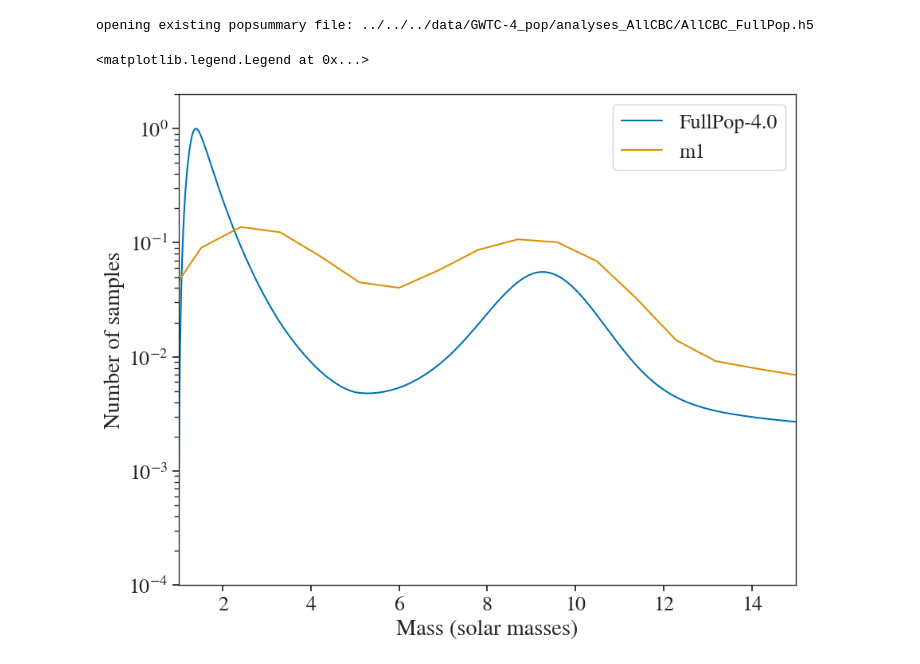
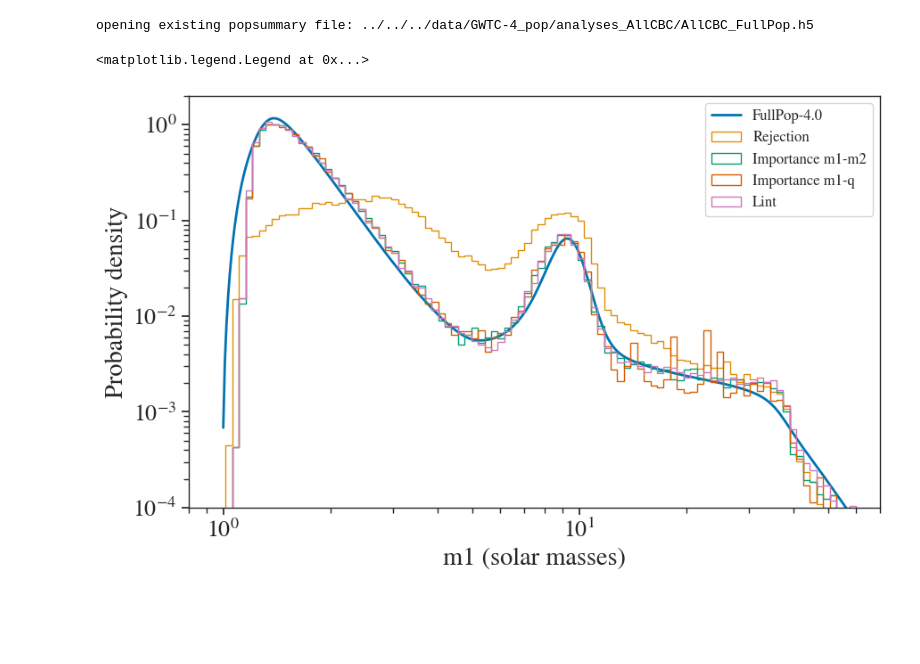
Before and after one commit to KrishnenduGit/CE_STM_CBC, a Jupyter notebook: pop_models/full_stellar_mass_pop/sample_masses_with_GWForge.ipynb, the cells around one changed output. Cells and saved outputs as stored; diff of their text form; code cells hidden in the pictures; blank space fills up the shorter version.

Commit message:
updated sampler

```diff
--- a/pop_models/full_stellar_mass_pop/sample_masses_with_GWForge.ipynb
+++ b/pop_models/full_stellar_mass_pop/sample_masses_with_GWForge.ipynb
@@ -66,0 +74,7 @@ plt.legend()
+# %%
+mass_model = Mass(mass_model='FullPop_GWTC4',
+                  number_of_samples=50000,
+                  parameters=hyperparams,
+                  full_pop_sampler='importance_m1_q')
+# %%
+mass_samples_imp_m1_q = mass_model.sample(oversample_factor=5)
@@ -66,0 +86,7 @@ plt.legend()
+# %%
+mass_model = Mass(mass_model='FullPop_GWTC4',
+                  number_of_samples=50000,
+                  parameters=hyperparams,
+                  full_pop_sampler='lint')
+# %%
+mass_samples_lint = mass_model.sample(grid_size=512)
@@ -75,19 +104,38 @@ opening existing popsummary file: ../../../data/GWTC-4_pop/analyses_AllCBC/AllCB
 # %%
 import seaborn as sns
 import pylab as plt
 
-plt.figure(figsize=(10,8))
+plt.figure(figsize=(10,6))
+
 pdb_m, pdb_Rm = pdb_result.get_rates_on_grids('primary_mass')
-yy = np.mean(pdb_Rm, axis=0)/np.max(np.mean(pdb_Rm, axis=0))
-plt.plot(pdb_m[0], yy, label='FullPop-4.0')
+mean_curve = np.mean(pdb_Rm, axis=0)
 
-sns.kdeplot(mass_samples['mass_1_source'], label='m1')
-plt.xlabel('Mass (solar masses)')
-plt.ylabel('Number of samples')
+bins = np.geomspace(0.1, 60, 150)
+
+# Normalize
+yy = mean_curve / np.trapz(mean_curve, pdb_m[0])
+
+plt.plot(pdb_m[0], yy, label='FullPop-4.0', lw=2)
+
+plt.hist(mass_samples_rej['mass_1_source'], bins=bins, density=True,
+         histtype='step', label='Rejection')
+
+plt.hist(mass_samples_imp_m1_m2['mass_1_source'], bins=bins, density=True,
+         histtype='step', label='Importance m1-m2')
+
+plt.hist(mass_samples_imp_m1_q['mass_1_source'], bins=bins, density=True,
+         histtype='step', label='Importance m1-q')
+
+plt.hist(mass_samples_lint['mass_1_source'], bins=bins, density=True,
+         histtype='step', label='Lint')
+
+plt.xlabel('m1 (solar masses)')
+plt.ylabel('Probability density')
+plt.xscale('log')
 plt.yscale('log')
+plt.xlim(0.8, 70)
 plt.ylim(1e-4, 2)
-plt.xlim(1,15)
-plt.legend()
+plt.legend(fontsize=12)
 # %% [output]
 <matplotlib.legend.Legend at 0x...>
-[figure, old version]
+[figure, new version]
```
Also changed, not shown: parts of 13 cells of this notebook.
